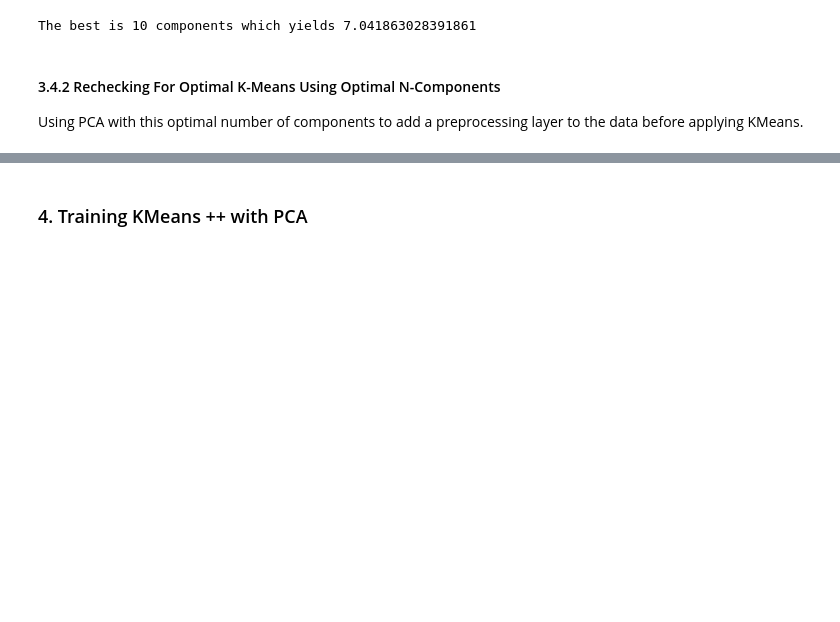
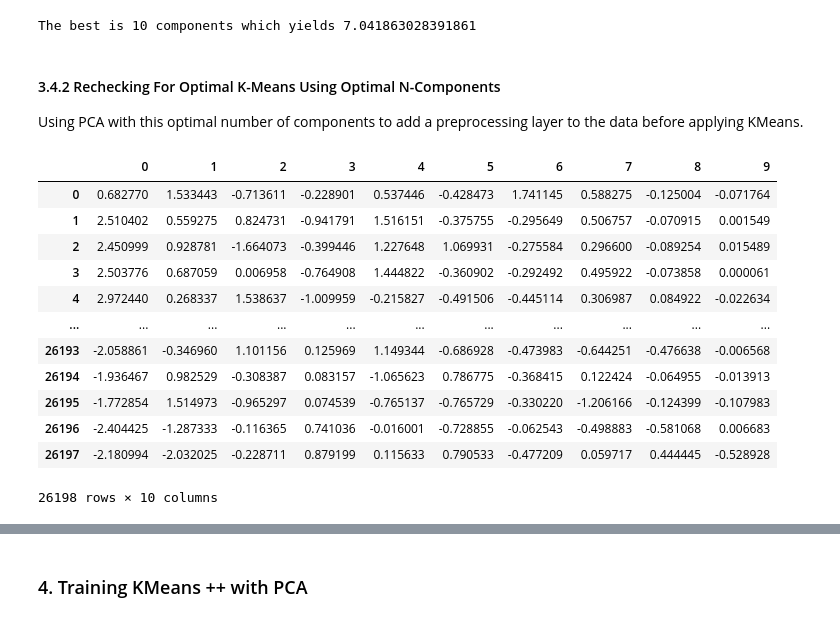
Before and after one commit to 333Kenji/IMDB_KMeans, a Jupyter notebook: Notebooks/KMeans.ipynb, the cells around one changed output, grey strips where cells are left out. Drawn from its saved outputs; the diff is of its cells as text; code cells hidden in the pictures; blank space fills up the shorter version.

```diff
--- a/Notebooks/KMeans.ipynb
+++ b/Notebooks/KMeans.ipynb
@@ -954,6 +890,23 @@ Using PCA with this optimal number of components to add a preprocessing layer to
 # %%
 pca = PCA(n_components=best_c)
 X_r = pca.fit_transform(x_train)
+
+to_img(pd.DataFrame(X_r).head(10), name='3.4.2_X_r_best_comp')
+pd.DataFrame(X_r)
+# %% [output]
+|  | 0 | 1 | 2 | 3 | 4 | 5 | 6 | 7 | 8 | 9 |
+| 0 | 0.682770 | 1.533443 | -0.713611 | -0.228901 | 0.537446 | -0.428473 | 1.741145 | 0.588275 | -0.125004 | -0.071764 |
+| 1 | 2.510402 | 0.559275 | 0.824731 | -0.941791 | 1.516151 | -0.375755 | -0.295649 | 0.506757 | -0.070915 | 0.001549 |
+| 2 | 2.450999 | 0.928781 | -1.664073 | -0.399446 | 1.227648 | 1.069931 | -0.275584 | 0.296600 | -0.089254 | 0.015489 |
+| 3 | 2.503776 | 0.687059 | 0.006958 | -0.764908 | 1.444822 | -0.360902 | -0.292492 | 0.495922 | -0.073858 | 0.000061 |
+| 4 | 2.972440 | 0.268337 | 1.538637 | -1.009959 | -0.215827 | -0.491506 | -0.445114 | 0.306987 | 0.084922 | -0.022634 |
+| ... | ... | ... | ... | ... | ... | ... | ... | ... | ... | ... |
+| 26193 | -2.058861 | -0.346960 | 1.101156 | 0.125969 | 1.149344 | -0.686928 | -0.473983 | -0.644251 | -0.476638 | -0.006568 |
+| 26194 | -1.936467 | 0.982529 | -0.308387 | 0.083157 | -1.065623 | 0.786775 | -0.368415 | 0.122424 | -0.064955 | -0.013913 |
+| 26195 | -1.772854 | 1.514973 | -0.965297 | 0.074539 | -0.765137 | -0.765729 | -0.330220 | -1.206166 | -0.124399 | -0.107983 |
+| 26196 | -2.404425 | -1.287333 | -0.116365 | 0.741036 | -0.016001 | -0.728855 | -0.062543 | -0.498883 | -0.581068 | 0.006683 |
+| 26197 | -2.180994 | -2.032025 | -0.228711 | 0.879199 | 0.115633 | 0.790533 | -0.477209 | 0.059717 | 0.444445 | -0.528928 |
+26198 rows × 10 columns
 # %%
 inertia = []
 cs = []
```
Also changed, not shown: parts of 37 cells of this notebook, 24 other files.
